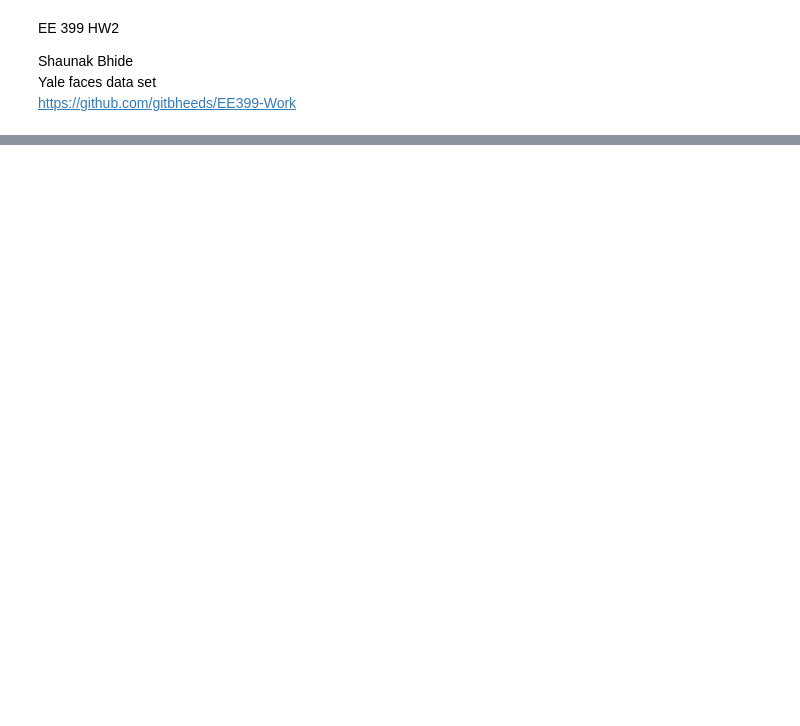
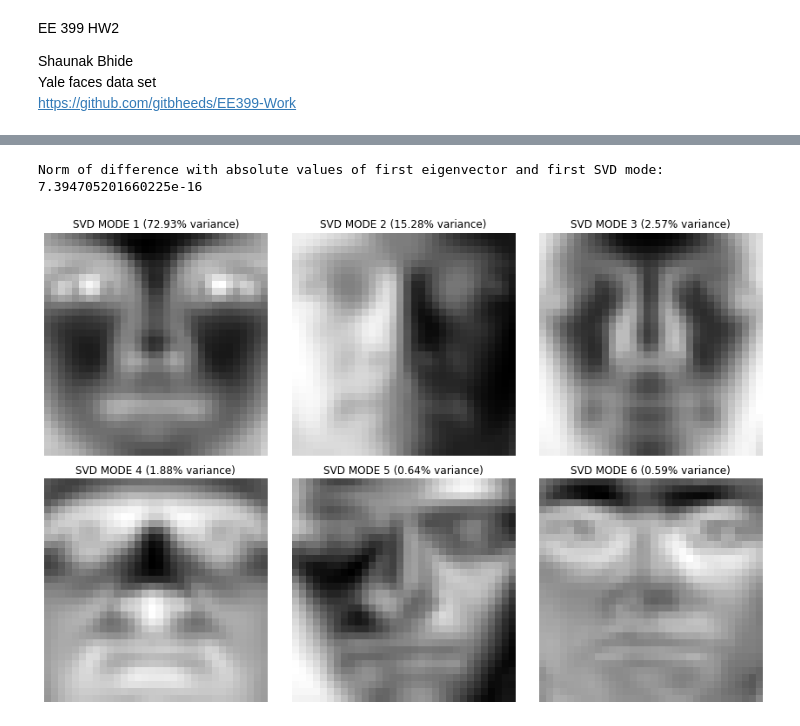
Before and after one commit to gitbheeds/EE399-Machine-Learning-and-Neural-Networks, a Jupyter notebook: HW2.ipynb, the cells around one changed output, grey strips where cells are left out. Cells and saved outputs as stored; diff of their text form; code cells hidden in the pictures; blank space fills up the shorter version.

```diff
--- a/HW2.ipynb
+++ b/HW2.ipynb
@@ -16,0 +118,10 @@ FileNotFoundError: [Errno 2] No such file or directory: 'yalefaces.mat'
+# %%
+#part E: SVD of X, finding first 6 principal component directions
+U, s, V = np.linalg.svd(X)
+
+#principal component direction
+pcd = V[:6,:].T
+
+for i, dirn in enumerate(pcd.T) :
+    print(f"Principal Component Direction {i + 1}:")
+    print(dirn, "\n")
@@ -16,0 +146,34 @@ FileNotFoundError: [Errno 2] No such file or directory: 'yalefaces.mat'
+# %%
+#part F: comparing eigenvector to SVD mode
+eig1 = evec_norm[:, 0]
+u1 = U[:, 0]
+
+norm_diff = np.linalg.norm(np.abs(eig1) - np.abs(u1))
+
+print("Norm of difference with absolute values of first eigenvector and first SVD mode: ", norm_diff)
+# %% [output]
+Norm of difference with absolute values of first eigenvector and first SVD mode:  7.394705201660225e-16
+# %%
+#part G: percentage of variance of 6 SVD modes
+
+#sum of squares of projections onto each SVD mode
+ss_proj = np.sum((X.T @ U[:, :6]) ** 2, axis = 0)
+
+#total sum of squares of original data
+data_variance = np.sum(X**2)
+
+#percentage of variance
+var_percent = (ss_proj / data_variance) * 100
+
+#plot the first 6 SVD modes with variance indicated
+fig, axs = plt.subplots(2, 3, figsize=(12,8))
+axs = axs.flatten()
+
+for i in range(6) :
+    axs[i].imshow(np.reshape(U[:, i], (32, 32)), cmap="gray")
+    axs[i].set_title(f"SVD MODE {i+1} ({var_percent[i]:.2f}% variance)")
+    axs[i].axis("off")
+plt.tight_layout()
+plt.show()
+# %% [output]
+[figure, added]
```
Also changed, not shown: parts of 7 cells of this notebook.
